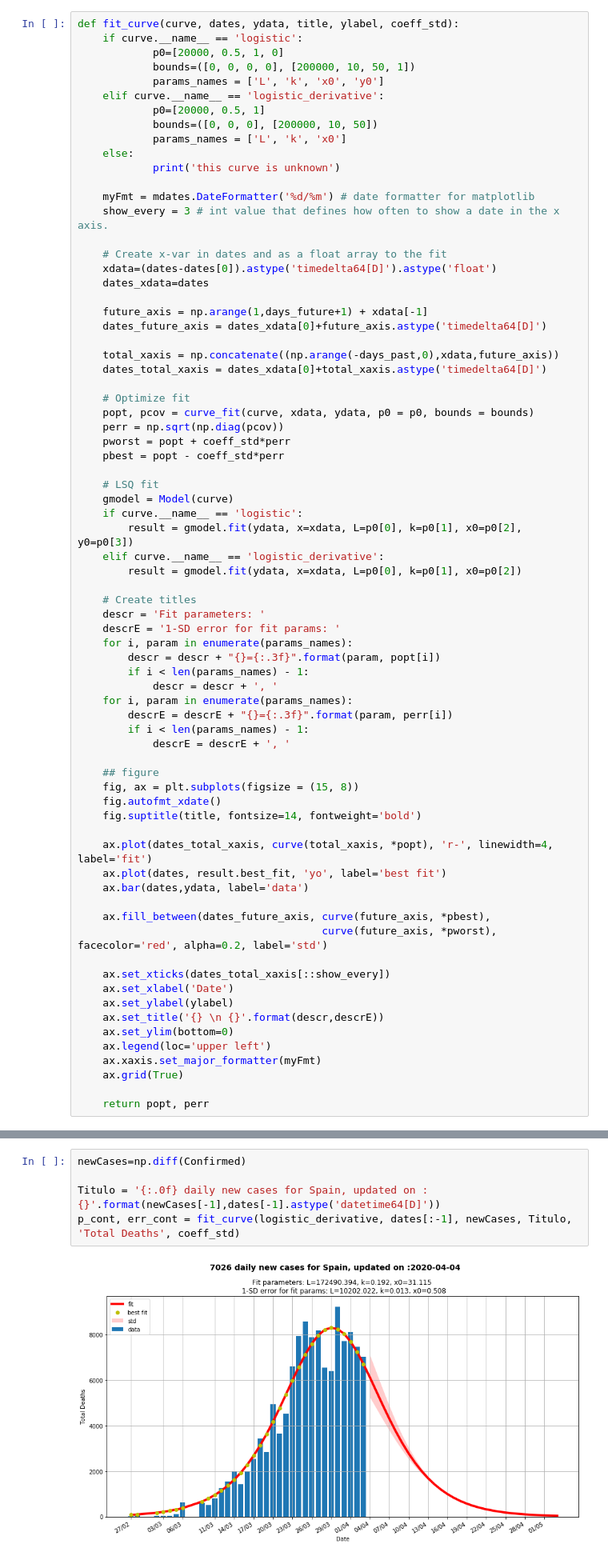
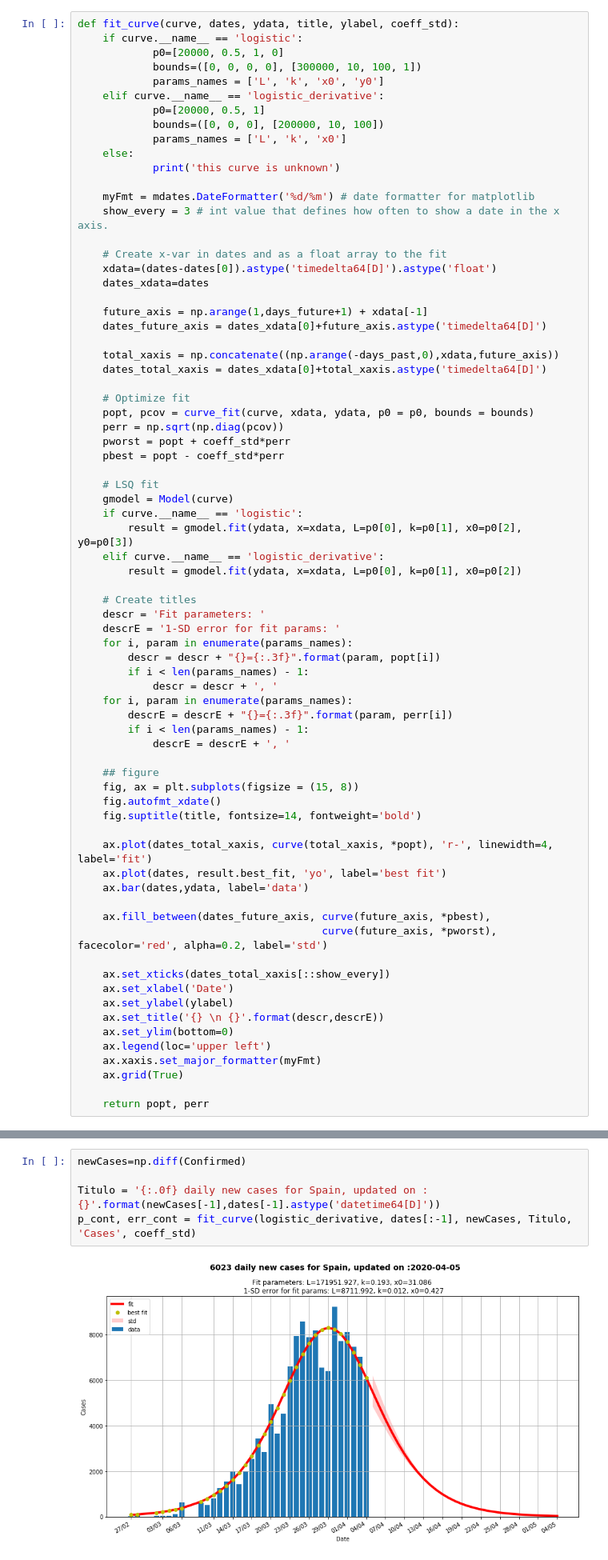
Before and after one commit to PedroVelez/COVID19_es, a Jupyter notebook: notebooks/LogisticCurveUpdate.ipynb, the cells around one changed output, grey strips where cells are left out. Shown at 80% size. Drawn from its saved outputs; the diff is of its cells as text.

```diff
--- a/notebooks/LogisticCurveUpdate.ipynb
+++ b/notebooks/LogisticCurveUpdate.ipynb
@@ -56,11 +56,11 @@ def logistic_derivative(x, L, k, x0):
 def fit_curve(curve, dates, ydata, title, ylabel, coeff_std):
     if curve.__name__ == 'logistic':
             p0=[20000, 0.5, 1, 0]
-            bounds=([0, 0, 0, 0], [200000, 10, 50, 1])
+            bounds=([0, 0, 0, 0], [300000, 10, 100, 1])
             params_names = ['L', 'k', 'x0', 'y0']
     elif curve.__name__ == 'logistic_derivative':
             p0=[20000, 0.5, 1]
-            bounds=([0, 0, 0], [200000, 10, 50])
+            bounds=([0, 0, 0], [200000, 10, 100])
             params_names = ['L', 'k', 'x0']
     else:
             print('this curve is unknown')
@@ -263,10 +266,10 @@ Nuevos casos notificadasos cada día, según la fecha de notificación, y ajusta
 # %%
 newCases=np.diff(Confirmed)
 
 Titulo = '{:.0f} daily new cases for Spain, updated on :{}'.format(newCases[-1],dates[-1].astype('datetime64[D]'))
-p_cont, err_cont = fit_curve(logistic_derivative, dates[:-1], newCases, Titulo, 'Total Deaths', coeff_std)
+p_cont, err_cont = fit_curve(logistic_derivative, dates[:-1], newCases, Titulo, 'Cases', coeff_std)
 # %% [output]
-[figure, old version]
+[figure, new version]
 # %% [markdown]
 ## UCI <a class="anchor" id="1.3"></a>
 # %%
```
Also changed, not shown: parts of 9 cells of this notebook.
